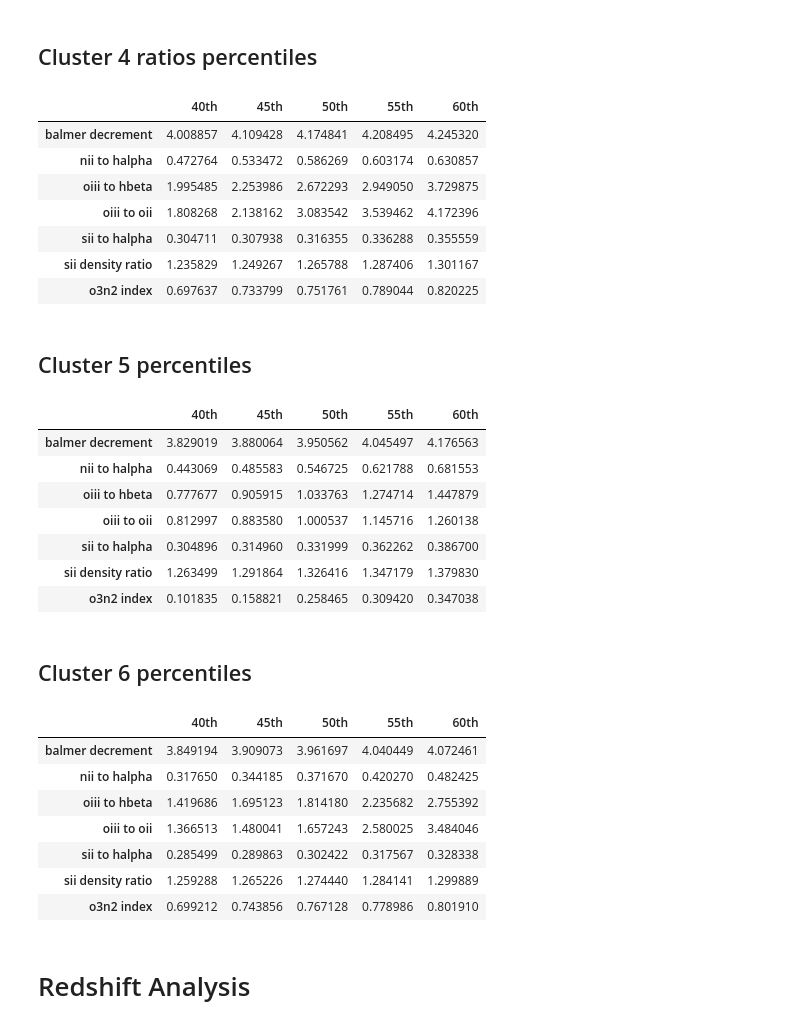
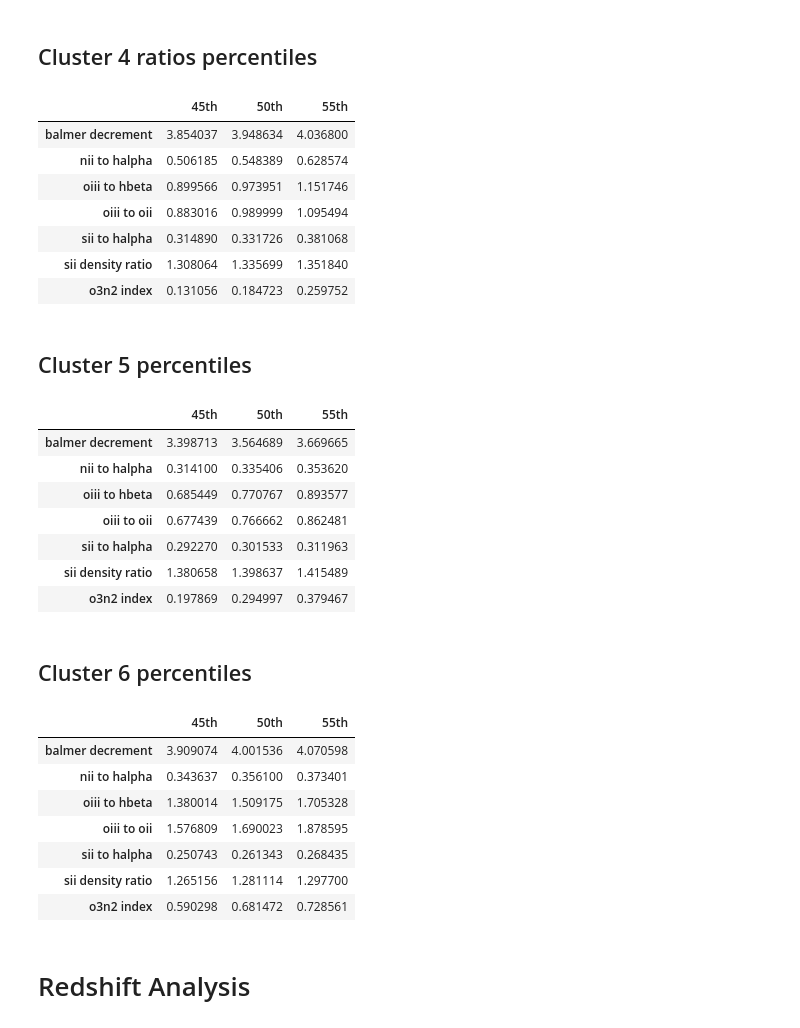
Before and after one commit to ed-ortizm/xai-astronomy, a Jupyter notebook: thesis/04_clustering_xai/04_filter_se_cluster_analysis.ipynb, the cells around one changed output. Drawn from its saved outputs; the diff is of its cells as text; code cells hidden in the pictures.

```diff
--- a/thesis/04_clustering_xai/04_filter_se_cluster_analysis.ipynb
+++ b/thesis/04_clustering_xai/04_filter_se_cluster_analysis.ipynb
@@ -296,0 +279,24 @@ Loading XAI data from: /home/elom/phd/code/explanations/bin_03/mse_filter_250
+# %%
+scores_df = pd.read_csv(
+    f"{scores_dir}/{bin_id}/scores_{bin_id}.csv.gz",
+    usecols=["specobjid", score_name],
+    index_col="specobjid",
+).loc[specobjids_arr]
+
+sorted_specobjids_arr = scores_df[score_name].sort_values(
+    ascending=False
+).index.to_numpy()
+
+# 1. Find the index mapping from specobjids_arr to sorted_specobjids_arr
+indexer = pd.Index(specobjids_arr).get_indexer(sorted_specobjids_arr)
+
+# 2. Reorder all three arrays simultaneously using the indexer
+specobjids_arr = specobjids_arr[indexer]
+anomalies_arr = anomalies_arr[indexer]
+weights_arr = weights_arr[indexer]
+
+weights_dict = weights_prep(
+    weights=weights_arr, n_segments=n_segments
+)
+
+scores_df.loc[specobjids_arr].head(5)
@@ -379,6 +390,6 @@ weights_dict["centroids"] = centroids
 # %%
 cluster_meta_df = pd.read_csv(
     f"{kmeans_model_dir}/metadata.csv.gz", index_col="specobjid"
-).loc[sorted_specobjids_arr]
+).loc[specobjids_arr]
 # %% [markdown]
 # Line ratios
@@ -577,30 +537,30 @@ ratios_percentiles_df
 ## Cluster 4 ratios percentiles
 # %%
 cluster_mask = cluster_meta_df["cluster"] == 4
-percentiles = np.arange(0.40, 0.65, 0.05)
+percentiles = np.arange(0.45, 0.60, 0.05)
 ratios_percentiles_df = cluster_meta_df.loc[
     cluster_mask, SDSS_NEBULAR_LINES_RATIOS_NAMES
 ].quantile(q=percentiles).T
 # map index name by replacing the '_' with ' ' for better readability
 ratios_percentiles_df.index = [
     idx.replace("_", " ") for idx in ratios_percentiles_df.index
 ]
 ratios_percentiles_df.columns = [f"{int(q * 100)}th" for q in percentiles]
 ratios_percentiles_df
 # %% [output]
-|  | 40th | 45th | 50th | 55th | 60th |
-| balmer decrement | 4.008857 | 4.109428 | 4.174841 | 4.208495 | 4.245320 |
-| nii to halpha | 0.472764 | 0.533472 | 0.586269 | 0.603174 | 0.630857 |
-| oiii to hbeta | 1.995485 | 2.253986 | 2.672293 | 2.949050 | 3.729875 |
-| oiii to oii | 1.808268 | 2.138162 | 3.083542 | 3.539462 | 4.172396 |
-| sii to halpha | 0.304711 | 0.307938 | 0.316355 | 0.336288 | 0.355559 |
-| sii density ratio | 1.235829 | 1.249267 | 1.265788 | 1.287406 | 1.301167 |
-| o3n2 index | 0.697637 | 0.733799 | 0.751761 | 0.789044 | 0.820225 |
+|  | 45th | 50th | 55th |
+| balmer decrement | 3.854037 | 3.948634 | 4.036800 |
+| nii to halpha | 0.506185 | 0.548389 | 0.628574 |
+| oiii to hbeta | 0.899566 | 0.973951 | 1.151746 |
+| oiii to oii | 0.883016 | 0.989999 | 1.095494 |
+| sii to halpha | 0.314890 | 0.331726 | 0.381068 |
+| sii density ratio | 1.308064 | 1.335699 | 1.351840 |
+| o3n2 index | 0.131056 | 0.184723 | 0.259752 |
 # %% [markdown]
 ## Cluster 5 percentiles
 # %%
 cluster_mask = cluster_meta_df["cluster"] == 5
-percentiles = np.arange(0.40, 0.65, 0.05)
+percentiles = np.arange(0.45, 0.60, 0.05)
 ratios_percentiles_df = cluster_meta_df.loc[
     cluster_mask, SDSS_NEBULAR_LINES_RATIOS_NAMES
 ].quantile(q=percentiles).T
@@ -611,19 +571,19 @@ ratios_percentiles_df.index = [
 ratios_percentiles_df.columns = [f"{int(q * 100)}th" for q in percentiles]
 ratios_percentiles_df
 # %% [output]
-|  | 40th | 45th | 50th | 55th | 60th |
-| balmer decrement | 3.829019 | 3.880064 | 3.950562 | 4.045497 | 4.176563 |
-| nii to halpha | 0.443069 | 0.485583 | 0.546725 | 0.621788 | 0.681553 |
-| oiii to hbeta | 0.777677 | 0.905915 | 1.033763 | 1.274714 | 1.447879 |
-| oiii to oii | 0.812997 | 0.883580 | 1.000537 | 1.145716 | 1.260138 |
-| sii to halpha | 0.304896 | 0.314960 | 0.331999 | 0.362262 | 0.386700 |
-| sii density ratio | 1.263499 | 1.291864 | 1.326416 | 1.347179 | 1.379830 |
-| o3n2 index | 0.101835 | 0.158821 | 0.258465 | 0.309420 | 0.347038 |
+|  | 45th | 50th | 55th |
+| balmer decrement | 3.398713 | 3.564689 | 3.669665 |
+| nii to halpha | 0.314100 | 0.335406 | 0.353620 |
+| oiii to hbeta | 0.685449 | 0.770767 | 0.893577 |
+| oiii to oii | 0.677439 | 0.766662 | 0.862481 |
+| sii to halpha | 0.292270 | 0.301533 | 0.311963 |
+| sii density ratio | 1.380658 | 1.398637 | 1.415489 |
+| o3n2 index | 0.197869 | 0.294997 | 0.379467 |
 # %% [markdown]
 ## Cluster 6 percentiles
 # %%
 cluster_mask = cluster_meta_df["cluster"] == 6
-percentiles = np.arange(0.40, 0.65, 0.05)
+percentiles = np.arange(0.45, 0.60, 0.05)
 ratios_percentiles_df = cluster_meta_df.loc[
     cluster_mask, SDSS_NEBULAR_LINES_RATIOS_NAMES
 ].quantile(q=percentiles).T
@@ -634,14 +594,14 @@ ratios_percentiles_df.index = [
 ratios_percentiles_df.columns = [f"{int(q * 100)}th" for q in percentiles]
 ratios_percentiles_df
 # %% [output]
-|  | 40th | 45th | 50th | 55th | 60th |
-| balmer decrement | 3.849194 | 3.909073 | 3.961697 | 4.040449 | 4.072461 |
-| nii to halpha | 0.317650 | 0.344185 | 0.371670 | 0.420270 | 0.482425 |
-| oiii to hbeta | 1.419686 | 1.695123 | 1.814180 | 2.235682 | 2.755392 |
-| oiii to oii | 1.366513 | 1.480041 | 1.657243 | 2.580025 | 3.484046 |
-| sii to halpha | 0.285499 | 0.289863 | 0.302422 | 0.317567 | 0.328338 |
-| sii density ratio | 1.259288 | 1.265226 | 1.274440 | 1.284141 | 1.299889 |
-| o3n2 index | 0.699212 | 0.743856 | 0.767128 | 0.778986 | 0.801910 |
+|  | 45th | 50th | 55th |
+| balmer decrement | 3.909074 | 4.001536 | 4.070598 |
+| nii to halpha | 0.343637 | 0.356100 | 0.373401 |
+| oiii to hbeta | 1.380014 | 1.509175 | 1.705328 |
+| oiii to oii | 1.576809 | 1.690023 | 1.878595 |
+| sii to halpha | 0.250743 | 0.261343 | 0.268435 |
+| sii density ratio | 1.265156 | 1.281114 | 1.297700 |
+| o3n2 index | 0.590298 | 0.681472 | 0.728561 |
 # %% [markdown]
 # Redshift Analysis
 # %%
```
Also changed, not shown: parts of 27 cells of this notebook.
